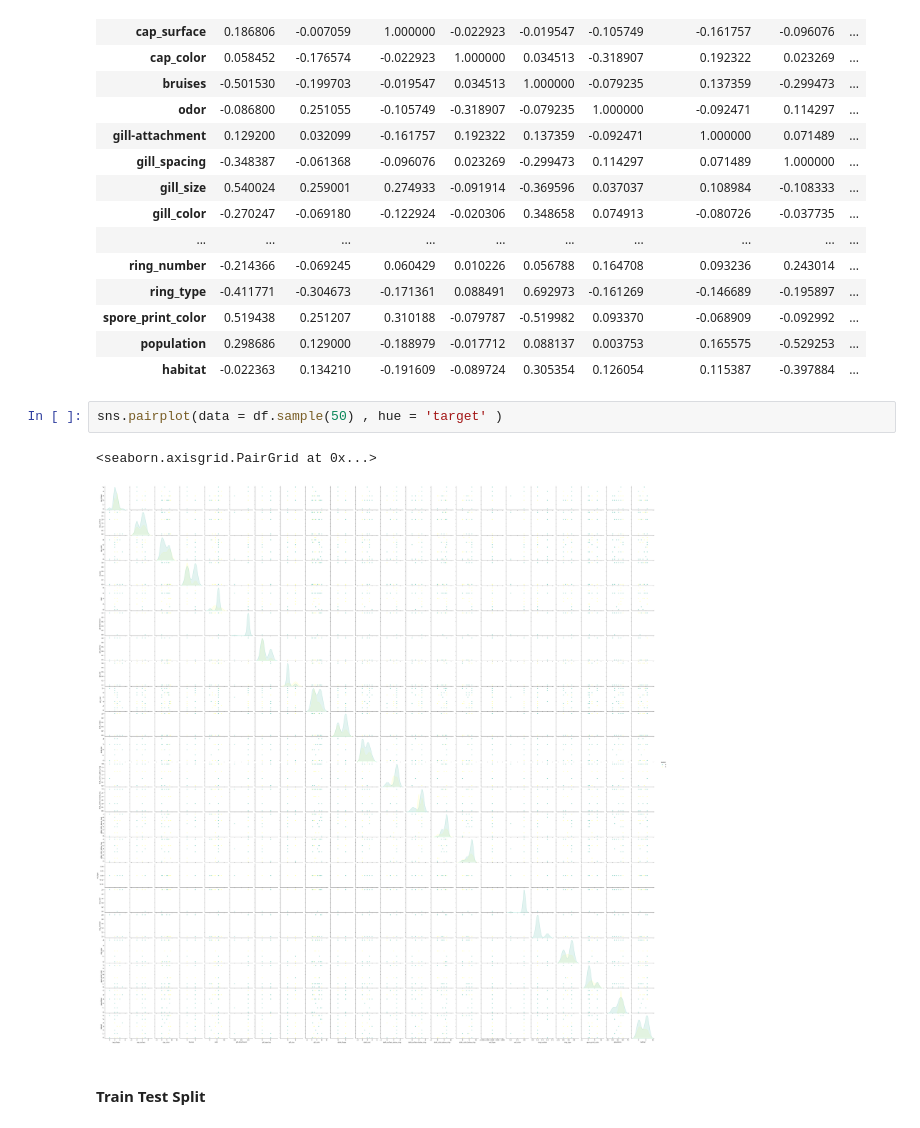
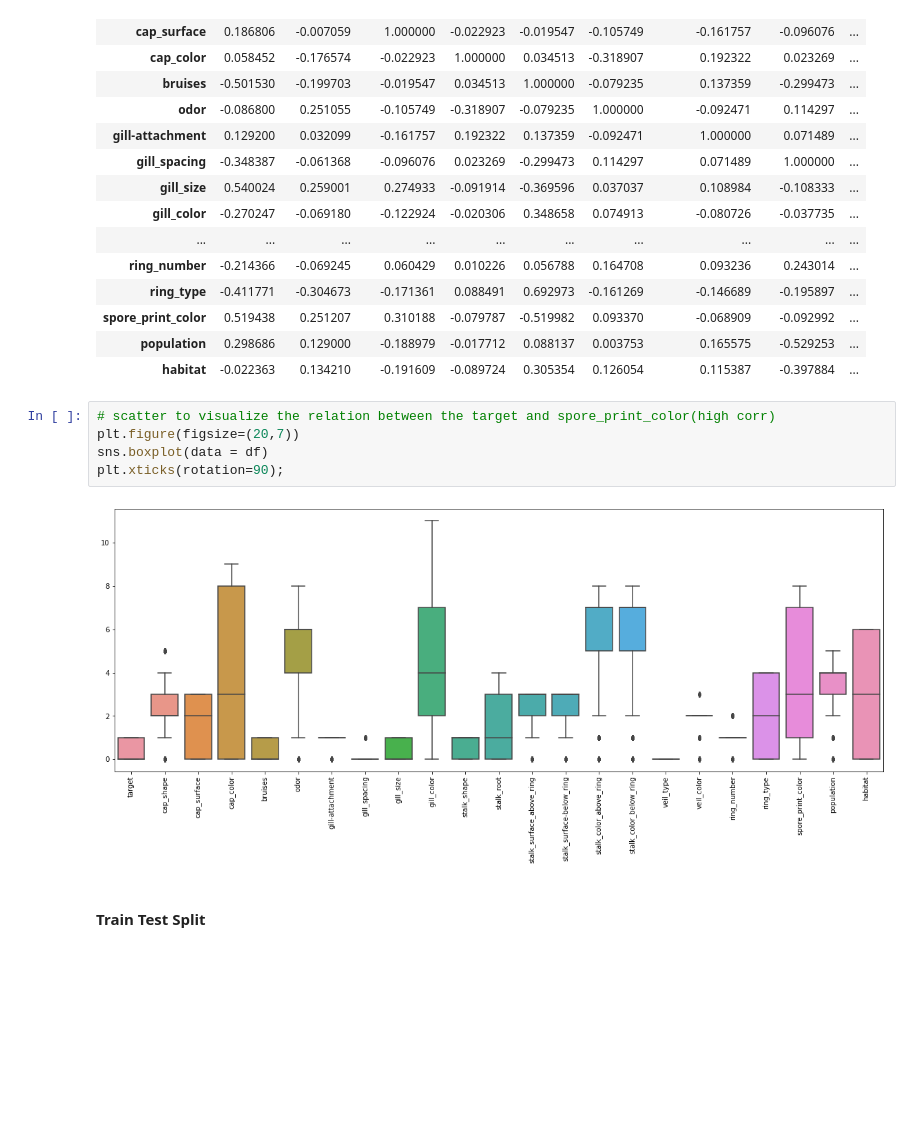
Before and after one commit to Nadda1004/Intro_Machine_learning, a Jupyter notebook: WeekendProject_Week_2/W2_D5_ML_Week2_Project.ipynb, the cells around one changed output. Saved outputs shown, nothing was run; the diff lists cells and outputs as text; blank space fills up the shorter version.

```diff
--- a/WeekendProject_Week_2/W2_D5_ML_Week2_Project.ipynb
+++ b/WeekendProject_Week_2/W2_D5_ML_Week2_Project.ipynb
@@ -380,11 +369,13 @@ corr.style.background_gradient(cmap='Blues')
 | spore_print_color | 0.519438 | 0.251207 | 0.310188 | -0.079787 | -0.519982 | 0.093370 | -0.068909 | -0.092992 | ... |
 | population | 0.298686 | 0.129000 | -0.188979 | -0.017712 | 0.088137 | 0.003753 | 0.165575 | -0.529253 | ... |
 | habitat | -0.022363 | 0.134210 | -0.191609 | -0.089724 | 0.305354 | 0.126054 | 0.115387 | -0.397884 | ... |
-# %%
-sns.pairplot(data = df.sample(50) , hue = 'target' )
-# %% [output]
-<seaborn.axisgrid.PairGrid at 0x...>
-[figure, removed]
+# %%
+# scatter to visualize the relation between the target and spore_print_color(high corr)
+plt.figure(figsize=(20,7))
+sns.boxplot(data = df)
+plt.xticks(rotation=90);
+# %% [output]
+[figure, added]
 # %% [markdown]
 #### Train Test Split
 # %%
```
Also changed, not shown: parts of 49 cells of this notebook.
